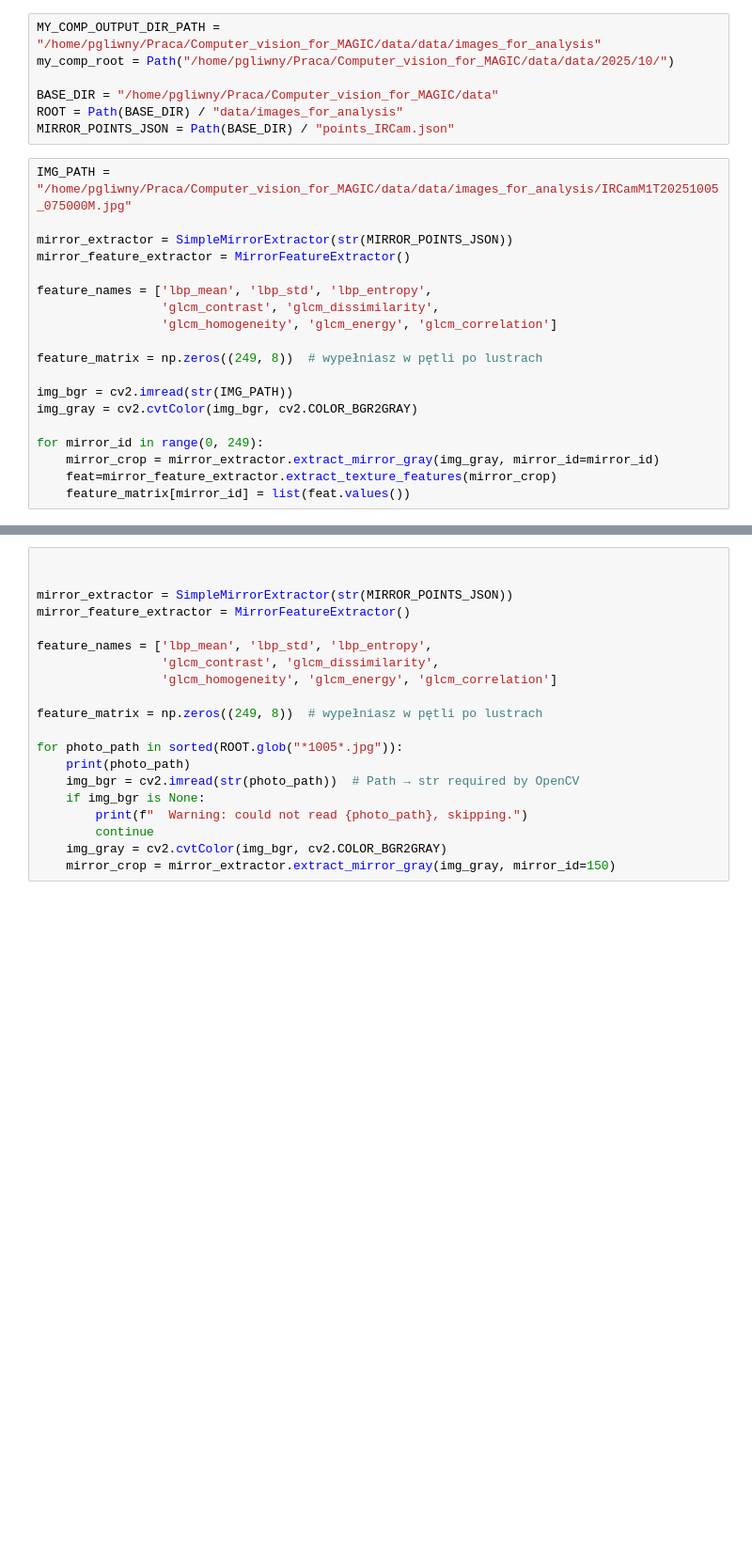
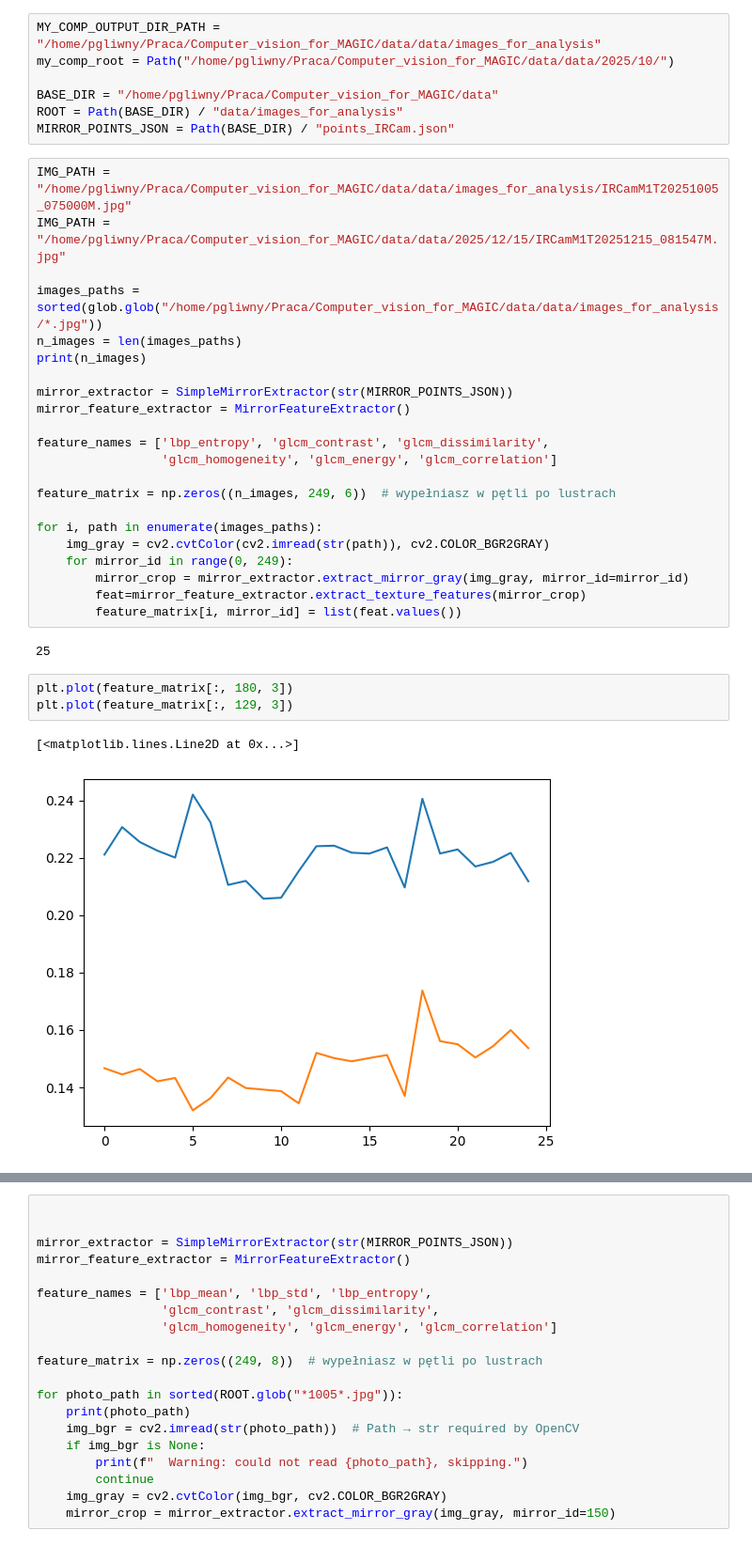
Before and after one commit to pawel21/Computer_vision_for_MAGIC, a Jupyter notebook: notebooks/temporal_mirror_study/make_rank.ipynb, the cells around one changed output, grey strips where cells are left out. Shown at 94% size. Saved outputs shown, nothing was run; the diff lists cells and outputs as text; blank space fills up the shorter version.

Commit message:
work on find outliers mirrors

```diff
--- a/notebooks/temporal_mirror_study/make_rank.ipynb
+++ b/notebooks/temporal_mirror_study/make_rank.ipynb
@@ -44,21 +44,32 @@ ROOT = Path(BASE_DIR) / "data/images_for_analysis"
 MIRROR_POINTS_JSON = Path(BASE_DIR) / "points_IRCam.json"
 # %%
 IMG_PATH = "/home/pgliwny/Praca/Computer_vision_for_MAGIC/data/data/images_for_analysis/IRCamM1T20251005_075000M.jpg"
+IMG_PATH = "/home/pgliwny/Praca/Computer_vision_for_MAGIC/data/data/2025/12/15/IRCamM1T20251215_081547M.jpg"
+
+images_paths = sorted(glob.glob("/home/pgliwny/Praca/Computer_vision_for_MAGIC/data/data/images_for_analysis/*.jpg"))
+n_images = len(images_paths)
+print(n_images)
 
 mirror_extractor = SimpleMirrorExtractor(str(MIRROR_POINTS_JSON))
 mirror_feature_extractor = MirrorFeatureExtractor()
 
-feature_names = ['lbp_mean', 'lbp_std', 'lbp_entropy',
-                 'glcm_contrast', 'glcm_dissimilarity',
+feature_names = ['lbp_entropy', 'glcm_contrast', 'glcm_dissimilarity',
                  'glcm_homogeneity', 'glcm_energy', 'glcm_correlation']
 
-feature_matrix = np.zeros((249, 8))  # wypełniasz w pętli po lustrach
+feature_matrix = np.zeros((n_images, 249, 6))  # wypełniasz w pętli po lustrach
 
-img_bgr = cv2.imread(str(IMG_PATH))
-img_gray = cv2.cvtColor(img_bgr, cv2.COLOR_BGR2GRAY)
-
-for mirror_id in range(0, 249):
-    mirror_crop = mirror_extractor.extract_mirror_gray(img_gray, mirror_id=mirror_id)
-    feat=mirror_feature_extractor.extract_texture_features(mirror_crop)
-    feature_matrix[mirror_id] = list(feat.values())
+for i, path in enumerate(images_paths):
+    img_gray = cv2.cvtColor(cv2.imread(str(path)), cv2.COLOR_BGR2GRAY)
+    for mirror_id in range(0, 249):
+        mirror_crop = mirror_extractor.extract_mirror_gray(img_gray, mirror_id=mirror_id)
+        feat=mirror_feature_extractor.extract_texture_features(mirror_crop)
+        feature_matrix[i, mirror_id] = list(feat.values())
+# %% [output]
+25
+# %%
+plt.plot(feature_matrix[:, 180, 3])
+plt.plot(feature_matrix[:, 129, 3])
+# %% [output]
+[<matplotlib.lines.Line2D at 0x...>]
+[figure, added]
 # %%
```
Also changed, not shown: parts of 17 cells of this notebook, 2 other files.
